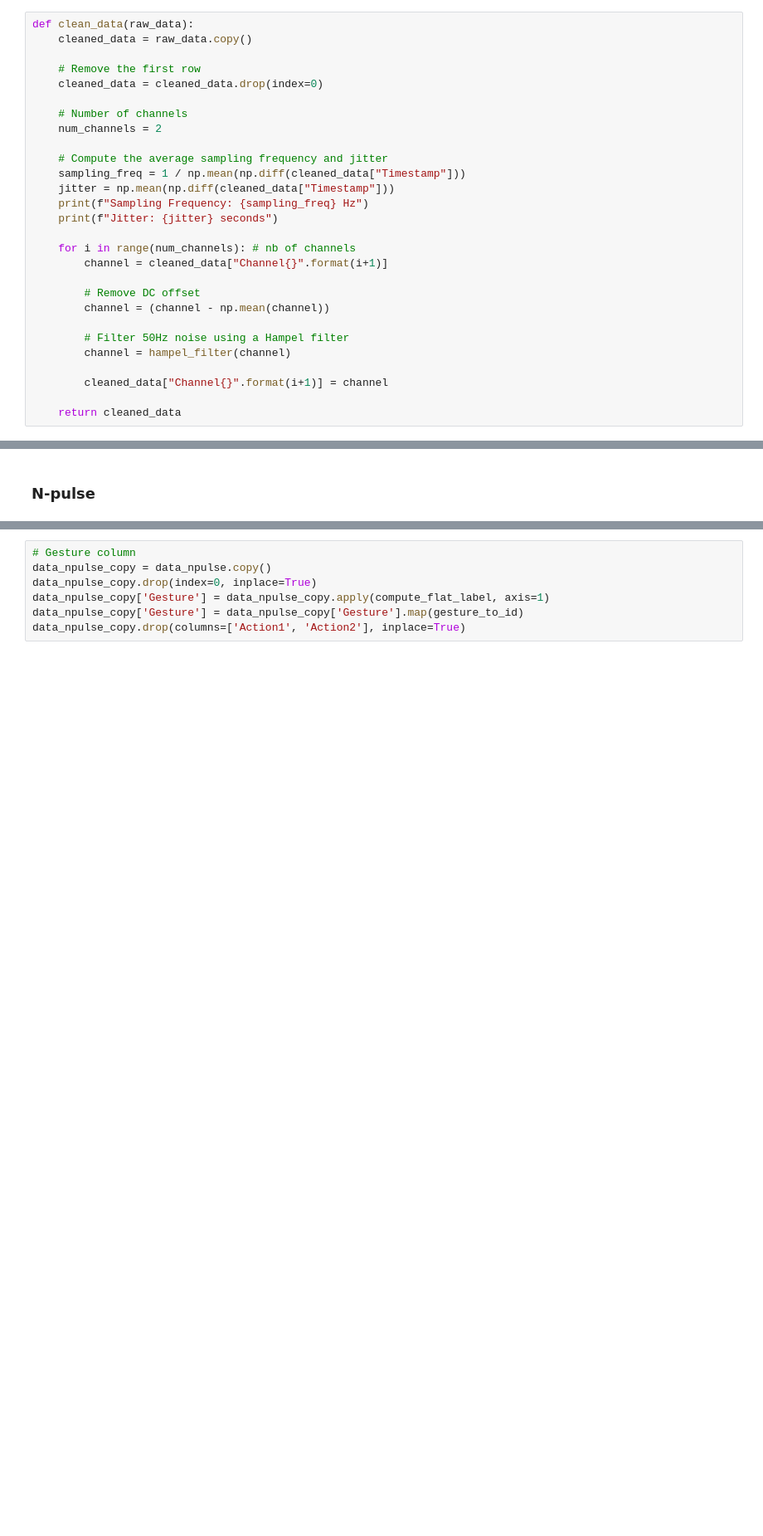
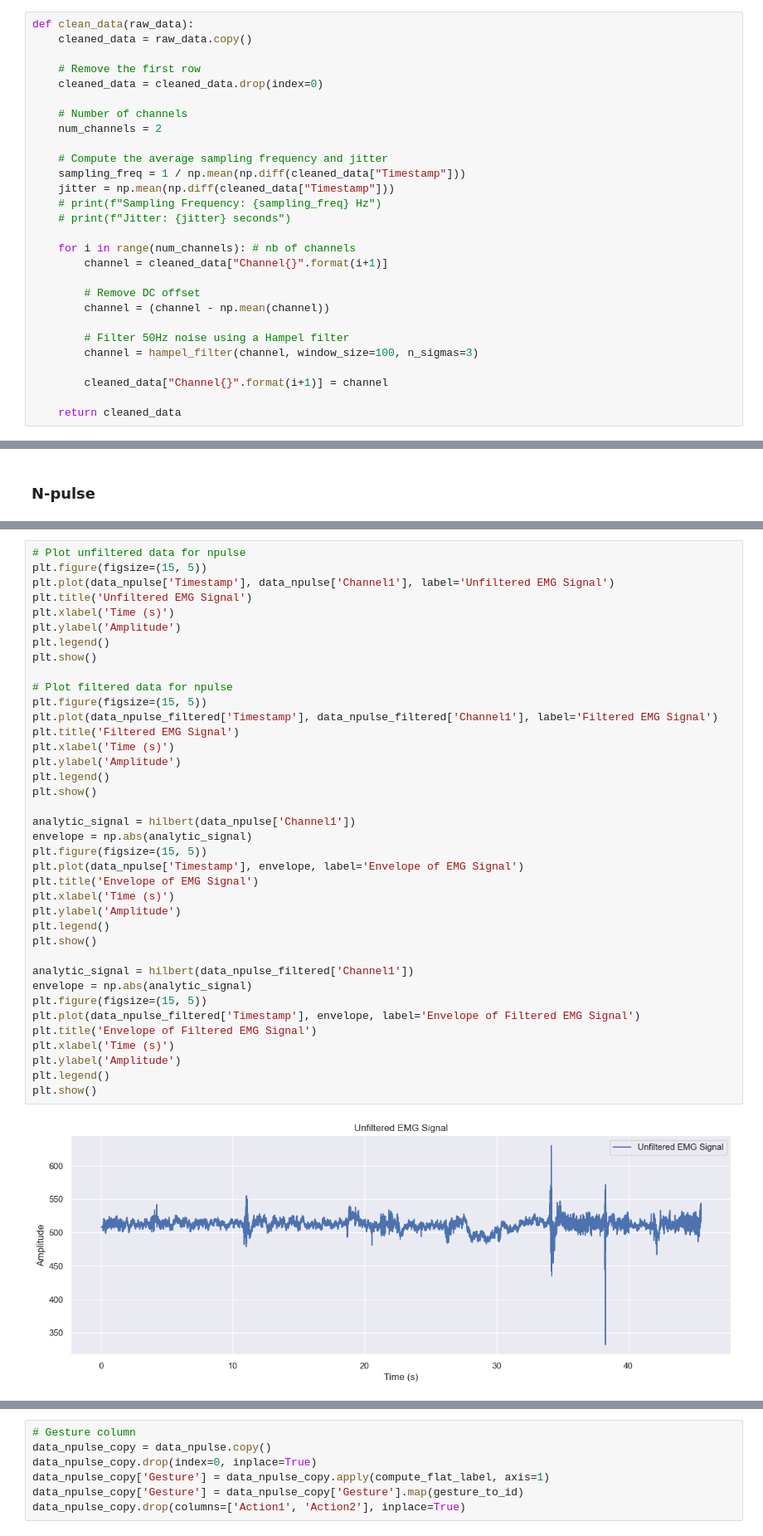
Before and after one commit to N-Pulse/EMG-Decoding, a Jupyter notebook: model_training.ipynb, the cells around one changed output, grey strips where cells are left out. Shown at 83% size. Saved outputs shown, nothing was run; the diff lists cells and outputs as text; blank space fills up the shorter version.

```diff
--- a/model_training.ipynb
+++ b/model_training.ipynb
@@ -164,8 +170,8 @@ def clean_data(raw_data):
     # Compute the average sampling frequency and jitter
     sampling_freq = 1 / np.mean(np.diff(cleaned_data["Timestamp"]))
     jitter = np.mean(np.diff(cleaned_data["Timestamp"]))
-    print(f"Sampling Frequency: {sampling_freq} Hz")
-    print(f"Jitter: {jitter} seconds")
+    # print(f"Sampling Frequency: {sampling_freq} Hz")
+    # print(f"Jitter: {jitter} seconds")
 
     for i in range(num_channels): # nb of channels
         channel = cleaned_data["Channel{}".format(i+1)]
@@ -174,7 +180,7 @@ def clean_data(raw_data):
         channel = (channel - np.mean(channel))
 
         # Filter 50Hz noise using a Hampel filter
-        channel = hampel_filter(channel)
+        channel = hampel_filter(channel, window_size=100, n_sigmas=3)
 
         cleaned_data["Channel{}".format(i+1)] = channel
 
@@ -233,0 +237,40 @@ Jitter: 0.0006840028893704506 seconds
+# %%
+# Plot unfiltered data for npulse
+plt.figure(figsize=(15, 5))
+plt.plot(data_npulse['Timestamp'], data_npulse['Channel1'], label='Unfiltered EMG Signal')
+plt.title('Unfiltered EMG Signal')
+plt.xlabel('Time (s)')
+plt.ylabel('Amplitude')
+plt.legend()
+plt.show()
+
+# Plot filtered data for npulse
+plt.figure(figsize=(15, 5))
+plt.plot(data_npulse_filtered['Timestamp'], data_npulse_filtered['Channel1'], label='Filtered EMG Signal')
+plt.title('Filtered EMG Signal')
+plt.xlabel('Time (s)')
+plt.ylabel('Amplitude')
+plt.legend()
+plt.show()
+
+analytic_signal = hilbert(data_npulse['Channel1'])
+envelope = np.abs(analytic_signal)
+plt.figure(figsize=(15, 5))
+plt.plot(data_npulse['Timestamp'], envelope, label='Envelope of EMG Signal')
+plt.title('Envelope of EMG Signal')
+plt.xlabel('Time (s)')
+plt.ylabel('Amplitude')
+plt.legend()
+plt.show()
+
+analytic_signal = hilbert(data_npulse_filtered['Channel1'])
+envelope = np.abs(analytic_signal)
+plt.figure(figsize=(15, 5))
+plt.plot(data_npulse_filtered['Timestamp'], envelope, label='Envelope of Filtered EMG Signal')
+plt.title('Envelope of Filtered EMG Signal')
+plt.xlabel('Time (s)')
+plt.ylabel('Amplitude')
+plt.legend()
+plt.show()
+# %% [output]
+[figure, added]
```
Also changed, not shown: parts of 19 cells of this notebook, 1 other file.
